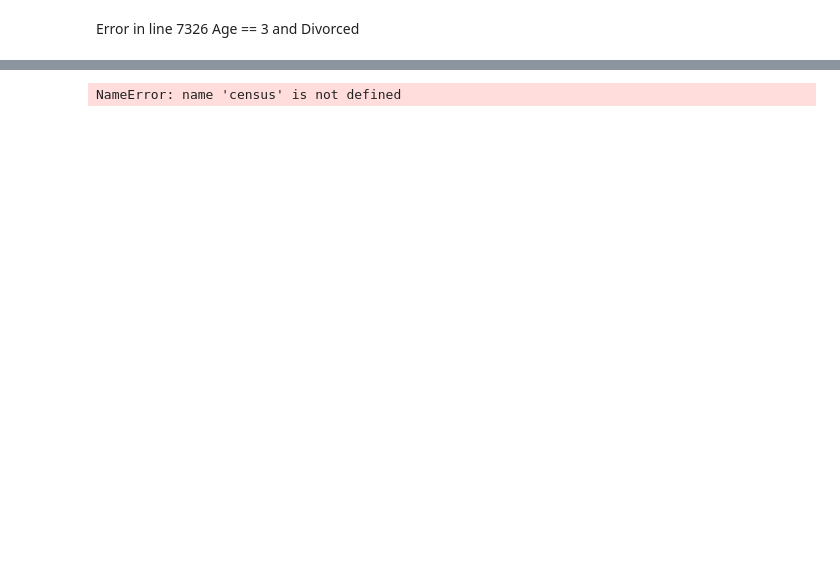
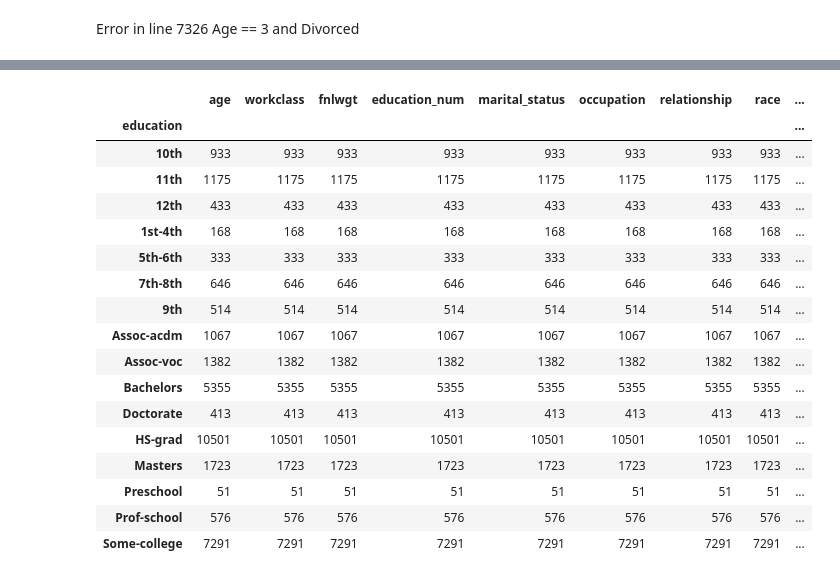
Before and after one commit to s34836/EWD, a Jupyter notebook: lab2.ipynb, the cells around one changed output, grey strips where cells are left out. Cells and saved outputs as stored; diff of their text form; code cells hidden in the pictures; blank space fills up the shorter version.

```diff
--- a/lab2.ipynb
+++ b/lab2.ipynb
@@ -332,4 +355,21 @@ Error in line 7326 Age == 3 and Divorced
 # %%
-census.groupby('marital-status')
+census.groupby('education').count()
 # %% [output]
-NameError: name 'census' is not defined
+|  | age | workclass | fnlwgt | education_num | marital_status | occupation | relationship | race | ... |
+| education |  |  |  |  |  |  |  |  | ... |
+| 10th | 933 | 933 | 933 | 933 | 933 | 933 | 933 | 933 | ... |
+| 11th | 1175 | 1175 | 1175 | 1175 | 1175 | 1175 | 1175 | 1175 | ... |
+| 12th | 433 | 433 | 433 | 433 | 433 | 433 | 433 | 433 | ... |
+| 1st-4th | 168 | 168 | 168 | 168 | 168 | 168 | 168 | 168 | ... |
+| 5th-6th | 333 | 333 | 333 | 333 | 333 | 333 | 333 | 333 | ... |
+| 7th-8th | 646 | 646 | 646 | 646 | 646 | 646 | 646 | 646 | ... |
+| 9th | 514 | 514 | 514 | 514 | 514 | 514 | 514 | 514 | ... |
+| Assoc-acdm | 1067 | 1067 | 1067 | 1067 | 1067 | 1067 | 1067 | 1067 | ... |
+| Assoc-voc | 1382 | 1382 | 1382 | 1382 | 1382 | 1382 | 1382 | 1382 | ... |
+| Bachelors | 5355 | 5355 | 5355 | 5355 | 5355 | 5355 | 5355 | 5355 | ... |
+| Doctorate | 413 | 413 | 413 | 413 | 413 | 413 | 413 | 413 | ... |
+| HS-grad | 10501 | 10501 | 10501 | 10501 | 10501 | 10501 | 10501 | 10501 | ... |
+| Masters | 1723 | 1723 | 1723 | 1723 | 1723 | 1723 | 1723 | 1723 | ... |
+| Preschool | 51 | 51 | 51 | 51 | 51 | 51 | 51 | 51 | ... |
+| Prof-school | 576 | 576 | 576 | 576 | 576 | 576 | 576 | 576 | ... |
+| Some-college | 7291 | 7291 | 7291 | 7291 | 7291 | 7291 | 7291 | 7291 | ... |
```
Also changed, not shown: parts of 13 cells of this notebook.
